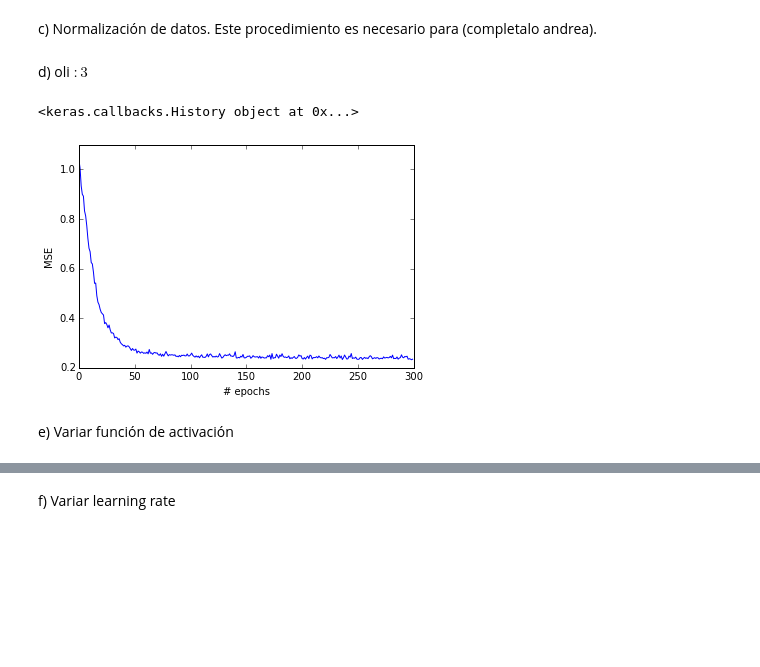
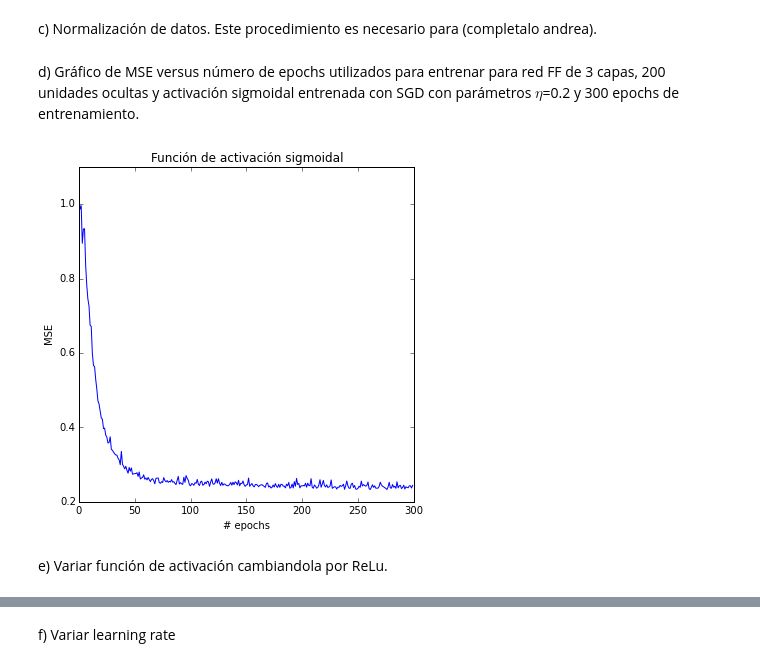
Before and after one commit to asazo/ANN, a Jupyter notebook: tarea1/tarea1.ipynb, the cells around one changed output, grey strips where cells are left out. Saved outputs shown, nothing was run; the diff lists cells and outputs as text; code cells hidden in the pictures; blank space fills up the shorter version.

```diff
--- a/tarea1/tarea1.ipynb
+++ b/tarea1/tarea1.ipynb
@@ -166,37 +190,38 @@ X_train_scaled = pd.DataFrame(scaler.transform(df_train),columns=df_train.column
 X_test_scaled = pd.DataFrame(scaler.transform(df_test),columns=df_test.columns)
 y_train_scaled = X_train_scaled.pop('MEDV')
 y_test_scaled = X_test_scaled.pop('MEDV')
-# %% [markdown]
-d) oli $:3$
+# %% [markdown]
+d) Gráfico de MSE versus número de epochs utilizados para entrenar para red FF de 3 capas, 200 unidades ocultas y activación sigmoidal entrenada con SGD con parámetros $\eta$=0.2 y 300 epochs de entrenamiento.
 # %%
 from keras.models import Sequential
 from keras.layers.core import Dense, Activation
 from keras.optimizers import SGD
 
 model = Sequential()
 model.add(Dense(200, input_dim=X_train_scaled.shape[1], init='uniform'))
 model.add(Activation('sigmoid'))
 model.add(Dense(1, init='uniform'))
 model.add(Activation('linear'))
 
 sgd = SGD(lr=0.2)
 model.compile(optimizer='sgd',loss='mean_squared_error')
 
-hist = model.fit(X_train_scaled.as_matrix(), y_train_scaled.as_matrix(), nb_epoch=300, verbose=0, validation_data=(X_test_scaled.as_matrix(), y_test_scaled.as_matrix()))
-print hist
+hist = model.fit(X_train_scaled.as_matrix(), y_train_scaled.as_matrix(),
+                 nb_epoch=300, verbose=0,
+                 validation_data=(X_test_scaled.as_matrix(), y_test_scaled.as_matrix()))
+
+%matplotlib inline
+epochs = np.arange(300)
+plt.figure(figsize=(6,6))
+plt.plot(epochs, hist.history['loss'], 'b-')
+plt.title(u"Función de activación sigmoidal")
+plt.xlabel("# epochs")
+plt.ylabel("MSE")
+plt.show()
 # %% [output]
-<keras.callbacks.History object at 0x...>
+[figure, added]
-# %%
-%matplotlib inline
-epochs = np.arange(300)
-plt.plot(epochs, hist.history['loss'], 'b-')
-plt.xlabel("# epochs")
-plt.ylabel("MSE")
-plt.show()
-# %% [output]
-[figure, removed]
 # %% [markdown]
-e) Variar función de activación
+e) Variar función de activación cambiandola por ReLu.
 # %%
 model2 = Sequential()
 model2.add(Dense(200, input_dim=X_train_scaled.shape[1], init='uniform'))
```
Also changed, not shown: parts of 13 cells of this notebook.
